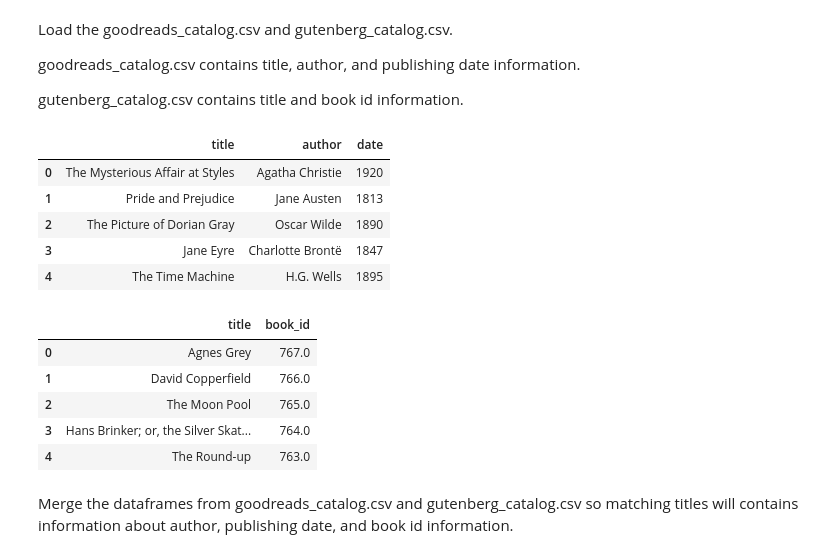
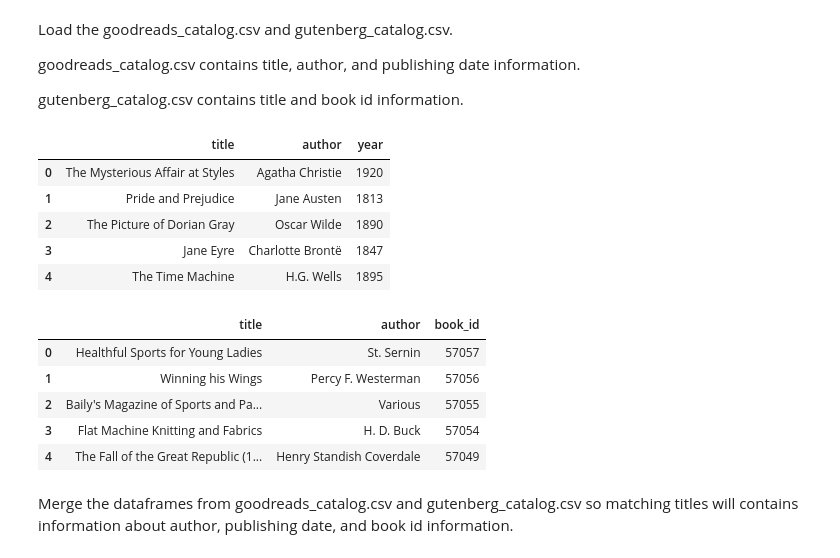
Before and after one commit to clararichter/authorship-identification, a Jupyter notebook: project_notebook.ipynb, the cells around one changed output. Drawn from its saved outputs; the diff is of its cells as text; code cells hidden in the pictures.

```diff
--- a/project_notebook.ipynb
+++ b/project_notebook.ipynb
@@ -53,27 +53,27 @@ goodreads_catalog.csv contains title, author, and publishing date information.
 
 gutenberg_catalog.csv contains title and book id information.
 # %%
-df = pd.read_csv('goodreads_catalog.csv')
-df.columns = ['title','author','date']
+df = pd.read_csv('goodreads_catalog.csv', sep=',')
+df.columns = ['title','author','year']
 df.head(5)
 # %% [output]
-|  | title | author | date |
+|  | title | author | year |
 | 0 | The Mysterious Affair at Styles | Agatha Christie | 1920 |
 | 1 | Pride and Prejudice | Jane Austen | 1813 |
 | 2 | The Picture of Dorian Gray | Oscar Wilde | 1890 |
 | 3 | Jane Eyre | Charlotte Brontë | 1847 |
 | 4 | The Time Machine | H.G. Wells | 1895 |
 # %%
-df2 = pd.read_csv('gutenberg_catalog.csv', sep='\t')
-df2.columns = ['title','book_id']
+df2 = pd.read_csv('gutenberg_catalog.csv', sep=',')
+df2.columns = ['title','author','book_id']
 df2.head(5)
 # %% [output]
-|  | title | book_id |
-| 0 | Agnes Grey | 767.0 |
-| 1 | David Copperfield | 766.0 |
-| 2 | The Moon Pool | 765.0 |
-| 3 | Hans Brinker; or, the Silver Skat... | 764.0 |
-| 4 | The Round-up | 763.0 |
+|  | title | author | book_id |
+| 0 | Healthful Sports for Young Ladies | St. Sernin | 57057 |
+| 1 | Winning his Wings | Percy F. Westerman | 57056 |
+| 2 | Baily's Magazine of Sports and Pa... | Various | 57055 |
+| 3 | Flat Machine Knitting and Fabrics | H. D. Buck | 57054 |
+| 4 | The Fall of the Great Republic (1... | Henry Standish Coverdale | 57049 |
 # %% [markdown]
 Merge the dataframes from goodreads_catalog.csv and gutenberg_catalog.csv so matching titles will contains information about author, publishing date, and book id information.
 # %%
```
Also changed, not shown: parts of 12 cells of this notebook, 6 other files.
